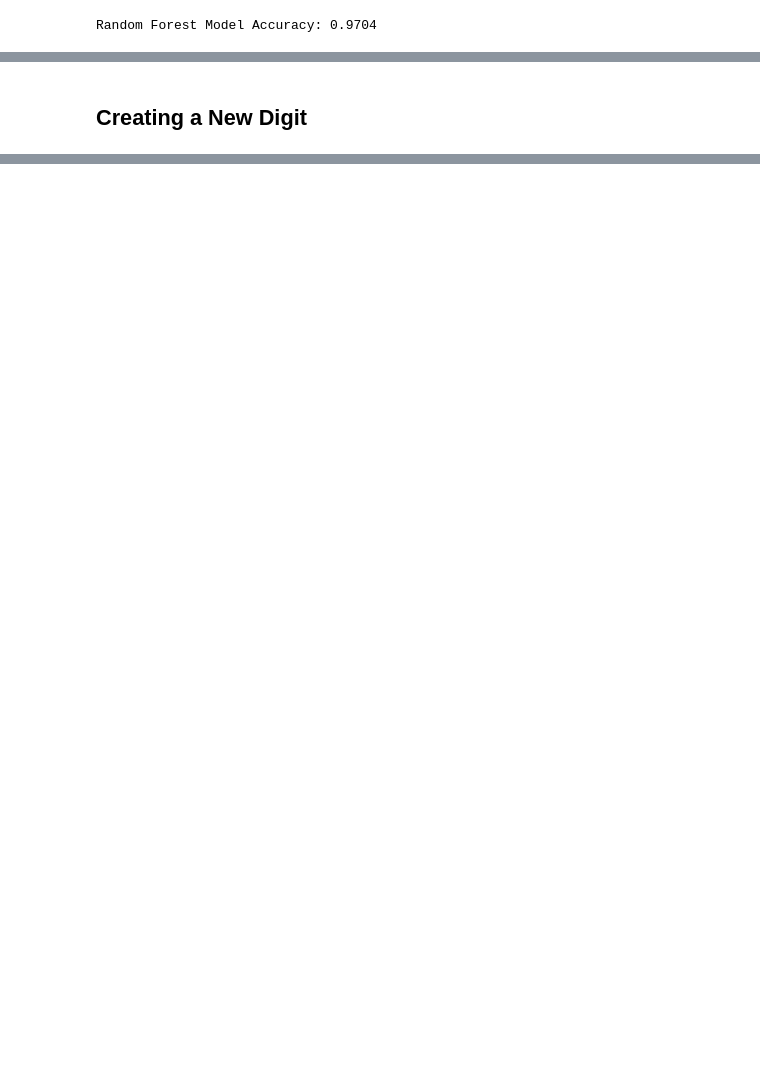
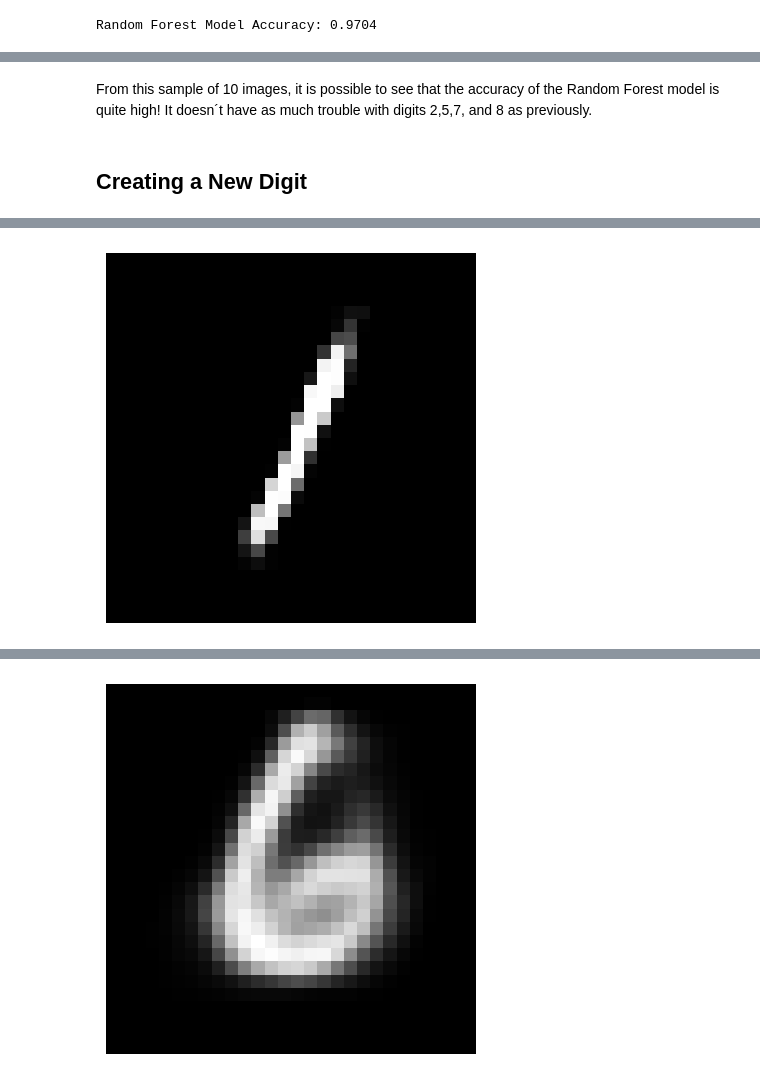
Before and after one commit to JesusDavGarcia/MINST_NaiveBayes, a Jupyter notebook: MNIST_Naive_Bayes.ipynb, the cells around one changed output, grey strips where cells are left out. Drawn from its saved outputs; the diff is of its cells as text; code cells hidden in the pictures; blank space fills up the shorter version.

```diff
--- a/MNIST_Naive_Bayes.ipynb
+++ b/MNIST_Naive_Bayes.ipynb
@@ -375,2 +353,64 @@ Class Probabilities:
+# %% [markdown]
+From this sample of 10 images, it is possible to see that the accuracy of the Random Forest model is quite high! It doesn´t have as much trouble with digits 2,5,7, and 8 as previously.
 # %% [markdown]
 ## Creating a New Digit
+# %%
+import tensorflow as tf
+from tensorflow.keras.layers import Input, Dense, Lambda, Flatten, Reshape
+from tensorflow.keras.models import Model
+from tensorflow.keras import backend as K
+from tensorflow.keras.losses import binary_crossentropy
+import numpy as np
+import matplotlib.pyplot as plt
+
+# Load MNIST dataset
+(train_images, train_labels), (test_images, test_labels) = tf.keras.datasets.mnist.load_data()
+train_images = train_images.astype('float32') / 255.
+test_images = test_images.astype('float32') / 255.
+train_images = train_images.reshape((len(train_images), np.prod(train_images.shape[1:])))
+test_images = test_images.reshape((len(test_images), np.prod(test_images.shape[1:])))
+
+# VAE parameters
+original_dim = 784
+intermediate_dim = 256
+latent_dim = 2
+
+# Encoder
+inputs = Input(shape=(original_dim,))
+h = Dense(intermediate_dim, activation='relu')(inputs)
+z_mean = Dense(latent_dim)(h)
+z_log_sigma = Dense(latent_dim)(h)
+
+# Sampling from the latent space
+def sampling(args):
+    z_mean, z_log_sigma = args
+    epsilon = K.random_normal(shape=(K.shape(z_mean)[0], latent_dim), mean=0., stddev=0.1)
+    return z_mean + K.exp(z_log_sigma) * epsilon
+
+z = Lambda(sampling, output_shape=(latent_dim,))([z_mean, z_log_sigma])
+
+# Decoder
+decoder_h = Dense(intermediate_dim, activation='relu')
+decoder_mean = Dense(original_dim, activation='sigmoid')
+h_decoded = decoder_h(z)
+x_decoded_mean = decoder_mean(h_decoded)
+
+# VAE model
+vae = Model(inputs, x_decoded_mean)
+
+# Define the decoder model
+decoder_input = Input(shape=(latent_dim,))
+_h_decoded = decoder_h(decoder_input)
+_x_decoded_mean = decoder_mean(_h_decoded)
+decoder = Model(decoder_input, _x_decoded_mean)
+
+# Loss
+xent_loss = original_dim * binary_crossentropy(inputs, x_decoded_mean)
+kl_loss = - 0.5 * K.sum(1 + z_log_sigma - K.square(z_mean) - K.exp(z_log_sigma), axis=-1)
+vae_loss = K.mean(xent_loss + kl_loss)
+
+# Compile and train the model
+vae.add_loss(vae_loss)
+vae.compile(optimizer='rmsprop')
+vae.fit(train_images, train_images, epochs=50, batch_size=100, validation_data=(test_images, test_images))
+# %% [output]
@@ -376,0 +434 @@ Class Probabilities:
+[figure, added]
@@ -376,0 +437 @@ Class Probabilities:
+[figure, added]
```
Also changed, not shown: parts of 13 cells of this notebook.
